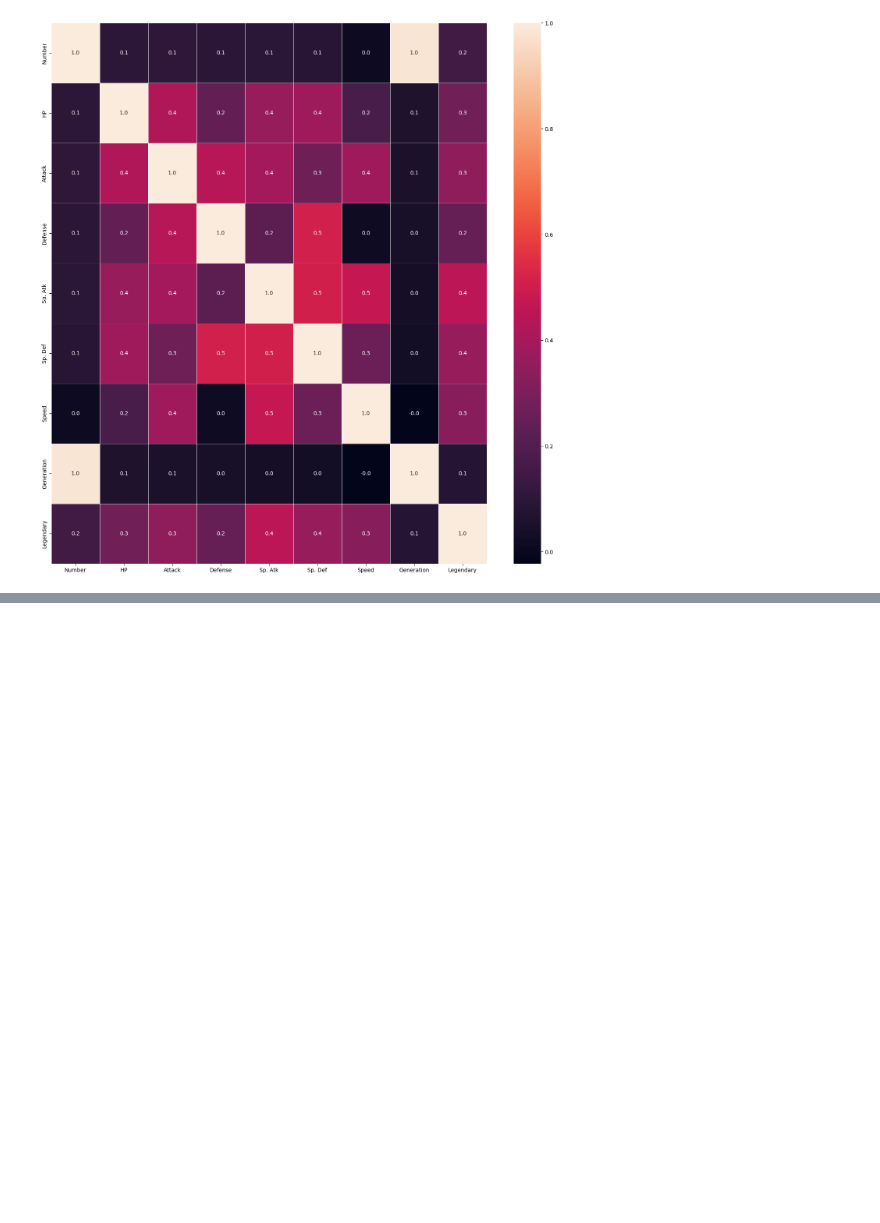
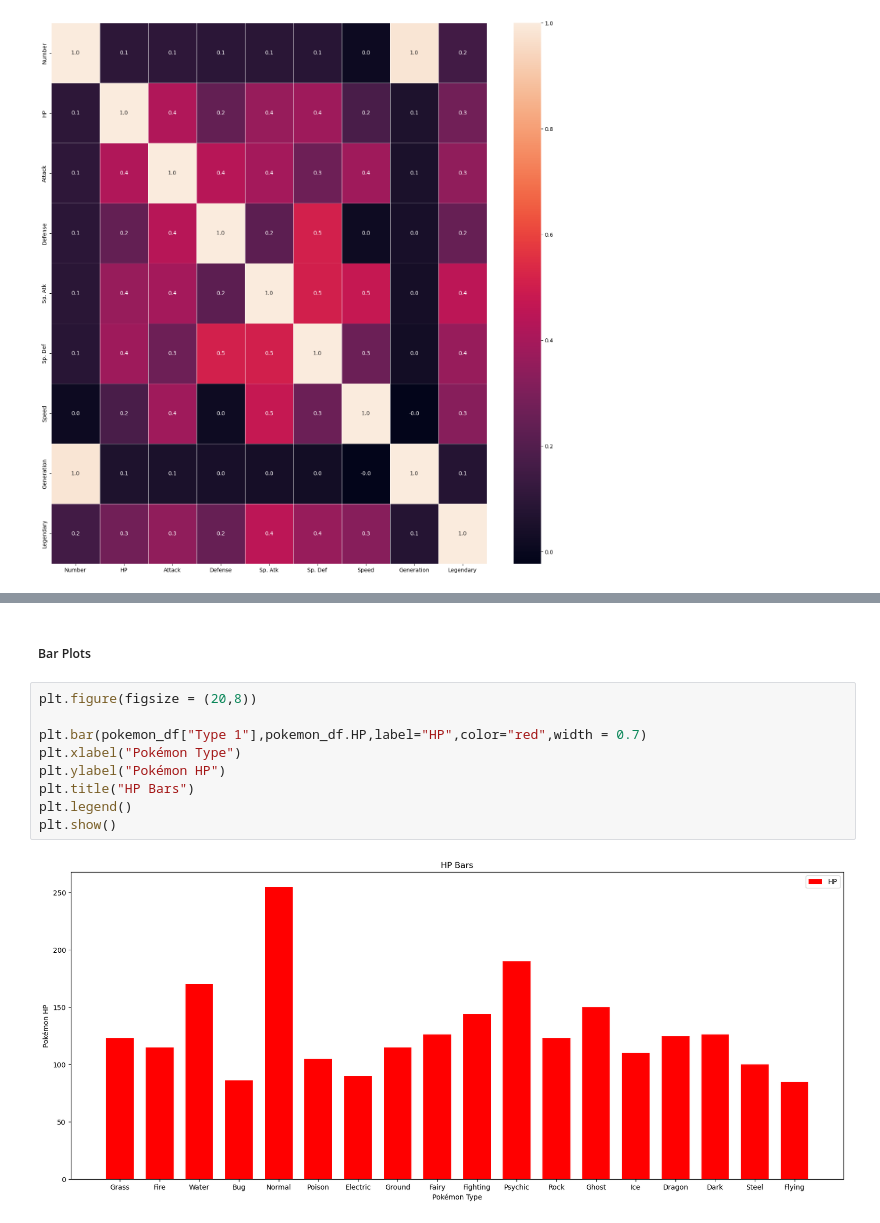
Before and after one commit to sfareya/pokemon-analysis, a Jupyter notebook: PokemonProject.ipynb, the cells around one changed output, grey strips where cells are left out. Cells and saved outputs as stored; diff of their text form; blank space fills up the shorter version.

```diff
--- a/PokemonProject.ipynb
+++ b/PokemonProject.ipynb
@@ -189,0 +318,13 @@ plt.show()
+# %% [markdown]
+##### Bar Plots
+# %%
+plt.figure(figsize = (20,8))
+
+plt.bar(pokemon_df["Type 1"],pokemon_df.HP,label="HP",color="red",width = 0.7)
+plt.xlabel("Pokémon Type")
+plt.ylabel("Pokémon HP")
+plt.title("HP Bars")
+plt.legend()
+plt.show()
+# %% [output]
+[figure, added]
```
Also changed, not shown: parts of 34 cells of this notebook.
